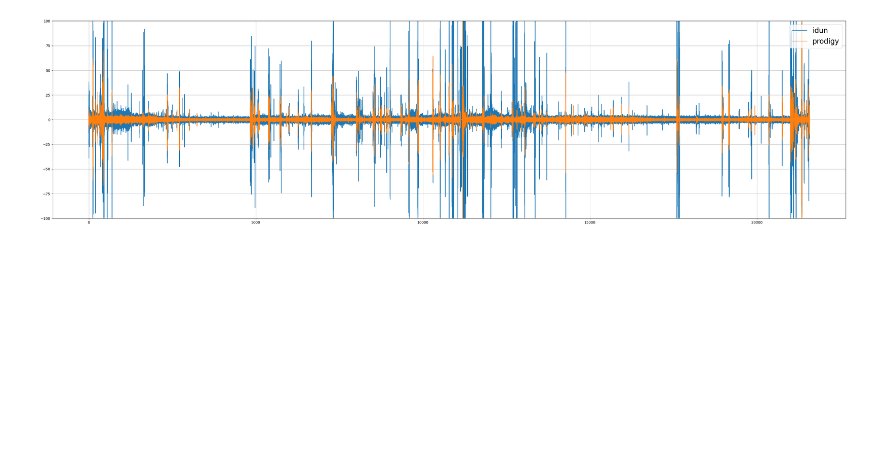
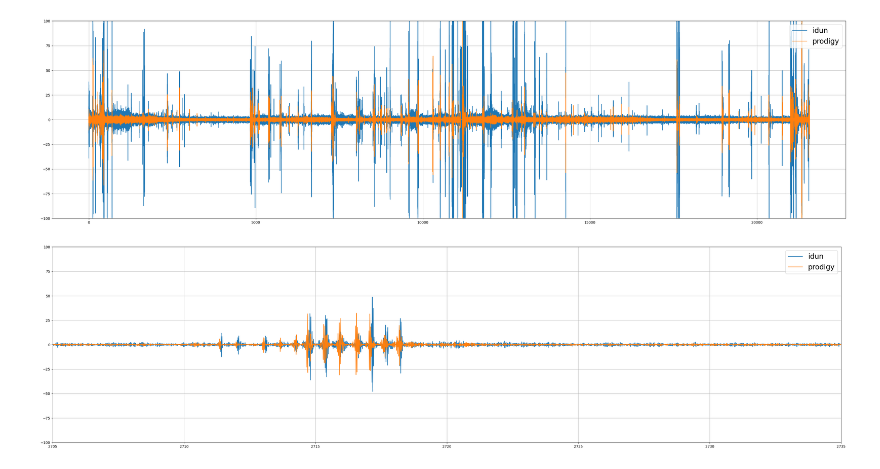
Before and after one commit to iduntech/idn-sync-data, a Jupyter notebook: sync_data.ipynb, the cells around one changed output. Saved outputs shown, nothing was run; the diff lists cells and outputs as text; code cells hidden in the pictures; blank space fills up the shorter version.

```diff
--- a/sync_data.ipynb
+++ b/sync_data.ipynb
@@ -353,9 +430,12 @@ plt.grid()
 # %%
 plt.figure(figsize=(40, 10))
 # create a seconds axis
-time_seconds = np.arange(len(idun_adjusted_final_arr))/BASE_SAMPLE_RATE
-plt.plot(time_seconds,idun_adjusted_final_arr, label='idun')
-plt.plot(time_seconds,0.5*prodigy_adjusted_final_arr, label='prodigy')
+time_seconds = np.arange(len(shifted_final_idun_arr))/BASE_SAMPLE_RATE
+plt.plot(time_seconds,shifted_final_idun_arr, label='idun')
+plt.plot(time_seconds,0.5*shifted_final_prodigy_arr, label='prodigy')
 plt.legend(fontsize=20)
+plt.xlim(2705, 2735)
 plt.ylim(-100,100)
 plt.grid()
+# %% [output]
+[figure, added]
```
Also changed, not shown: parts of 14 cells of this notebook.
